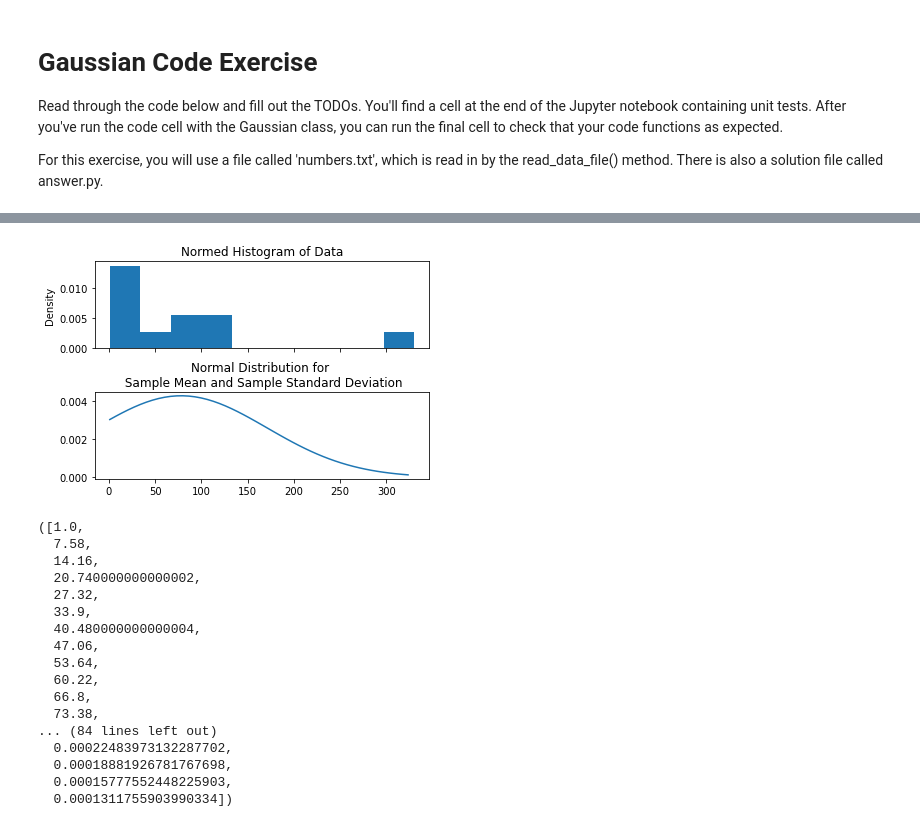
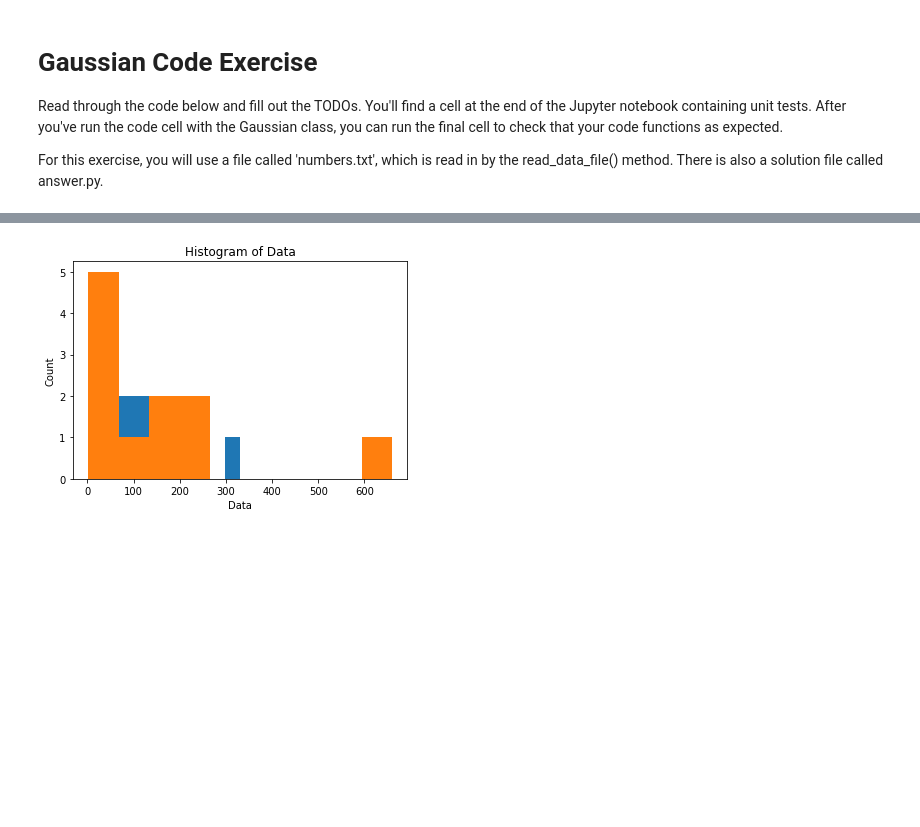
Before and after one commit to usmanbinnaeem/Gaussian-class, a Jupyter notebook: gaussian-code-exercise.ipynb, the cells around one changed output, grey strips where cells are left out. Saved outputs shown, nothing was run; the diff lists cells and outputs as text; code cells hidden in the pictures; blank space fills up the shorter version.

```diff
--- a/gaussian-code-exercise.ipynb
+++ b/gaussian-code-exercise.ipynb
@@ -219 +268,9 @@ gaussian_one.read_data_file("numbers.txt")
+# %%
+gaussian_gen = Gaussian()
+gaussian_gen2 = Gaussian()
+gaussian_gen.read_data_file("numbers.txt")
+gaussian_gen2.read_data_file("numbers2.txt")
+# gaussian_one = Gaussian(5, 2)
+# gaussian_two = Gaussian(10, 1)
+gaussian_sum = gaussian_gen + gaussian_gen2
 # %%
@@ -229,21 +282,5 @@ gaussian_one.plot_histogram()
-# %%
-gaussian_one.plot_histogram_pdf()
-# %% [output]
-[figure, removed]
-([1.0,
-  7.58,
-  14.16,
-  20.740000000000002,
-  27.32,
-  33.9,
-  40.480000000000004,
-  47.06,
-  53.64,
-  60.22,
-  66.8,
-  73.38,
-... (84 lines left out)
-  0.00022483973132287702,
-  0.00018881926781767698,
-  0.00015777552448225903,
-  0.0001311755903990334])
+# %%
+gaussian_gen.plot_histogram()
+gaussian_gen2.plot_histogram()
+# %% [output]
+[figure, added]
```
Also changed, not shown: parts of 6 cells of this notebook, 2 other files.
